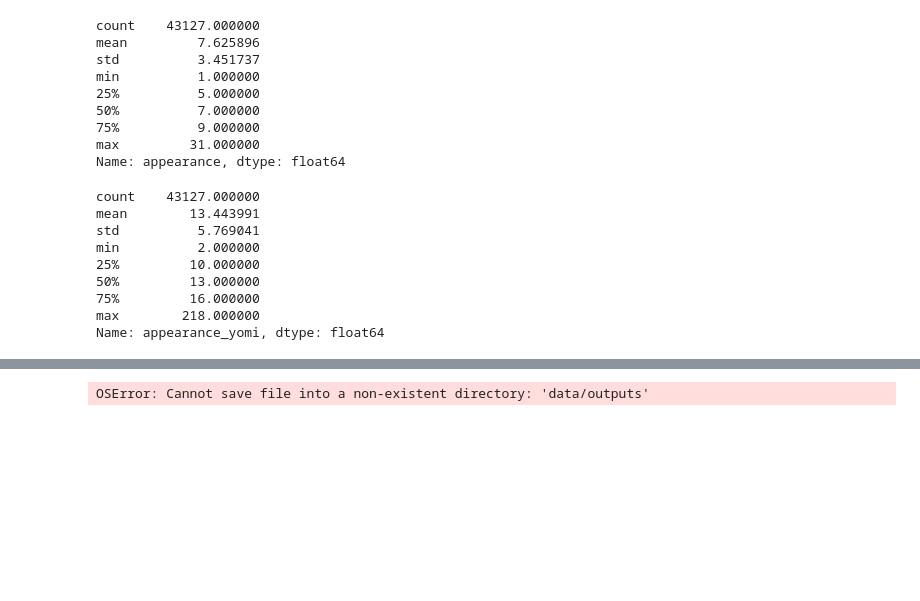
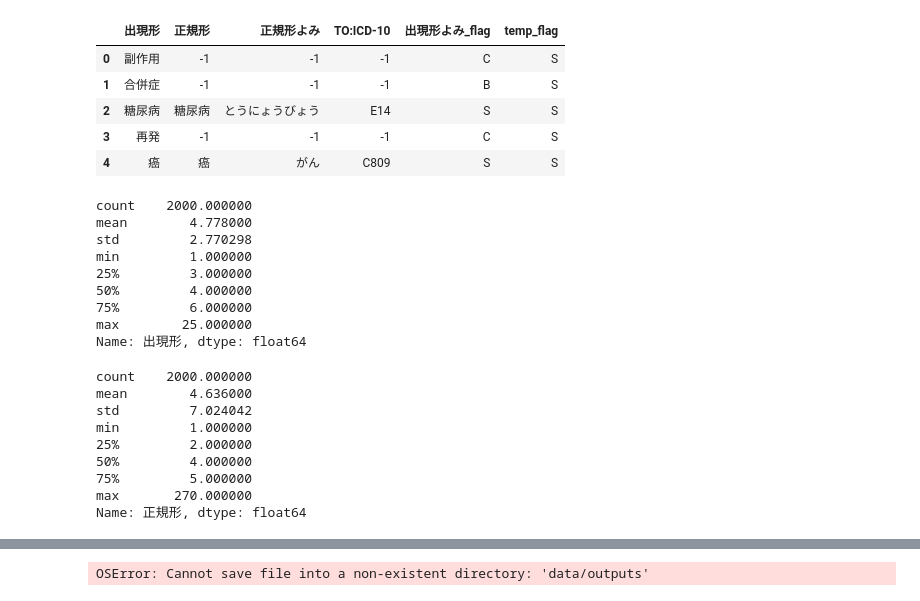
Before and after one commit to sociocom/dicomplete, a Jupyter notebook: notebooks/explore.ipynb, the cells around one changed output, grey strips where cells are left out. Saved outputs shown, nothing was run; the diff lists cells and outputs as text; code cells hidden in the pictures; blank space fills up the shorter version.

```diff
--- a/notebooks/explore.ipynb
+++ b/notebooks/explore.ipynb
@@ -78,26 +77,35 @@ Name: count, dtype: int64
+# %%
+df[["出現形", "正規形", "正規形よみ","TO:ICD-10", "出現形よみ_flag", "temp_flag"]].iloc[:5,:]
+# %% [output]
+|  | 出現形 | 正規形 | 正規形よみ | TO:ICD-10 | 出現形よみ_flag | temp_flag |
+| 0 | 副作用 | -1 | -1 | -1 | C | S |
+| 1 | 合併症 | -1 | -1 | -1 | B | S |
+| 2 | 糖尿病 | 糖尿病 | とうにょうびょう | E14 | S | S |
+| 3 | 再発 | -1 | -1 | -1 | C | S |
+| 4 | 癌 | 癌 | がん | C809 | S | S |
 # %%
-df[df["appearance_yomi_reliability"]=="S"]["appearance"].str.len().describe()
+df[df["temp_flag"]=="S"]["出現形"].str.len().describe()
 # %% [output]
-count    43127.000000
-mean         7.625896
-std          3.451737
-min          1.000000
-25%          5.000000
-50%          7.000000
-75%          9.000000
-max         31.000000
-Name: appearance, dtype: float64
+count    2000.000000
+mean        4.778000
+std         2.770298
+min         1.000000
+25%         3.000000
+50%         4.000000
+75%         6.000000
+max        25.000000
+Name: 出現形, dtype: float64
 # %%
-df[df["appearance_yomi_reliability"]=="S"]["appearance_yomi"].str.len().describe()
+df[df["temp_flag"]=="S"]["正規形"].str.len().describe()
 # %% [output]
-count    43127.000000
-mean        13.443991
-std          5.769041
-min          2.000000
-25%         10.000000
-50%         13.000000
-75%         16.000000
-max        218.000000
-Name: appearance_yomi, dtype: float64
+count    2000.000000
+mean        4.636000
+std         7.024042
+min         1.000000
+25%         2.000000
+50%         4.000000
+75%         5.000000
+max       270.000000
+Name: 正規形, dtype: float64
 # %%
 ranks = "SABCDE"
```
Also changed, not shown: parts of 16 cells of this notebook, 5 other files.
